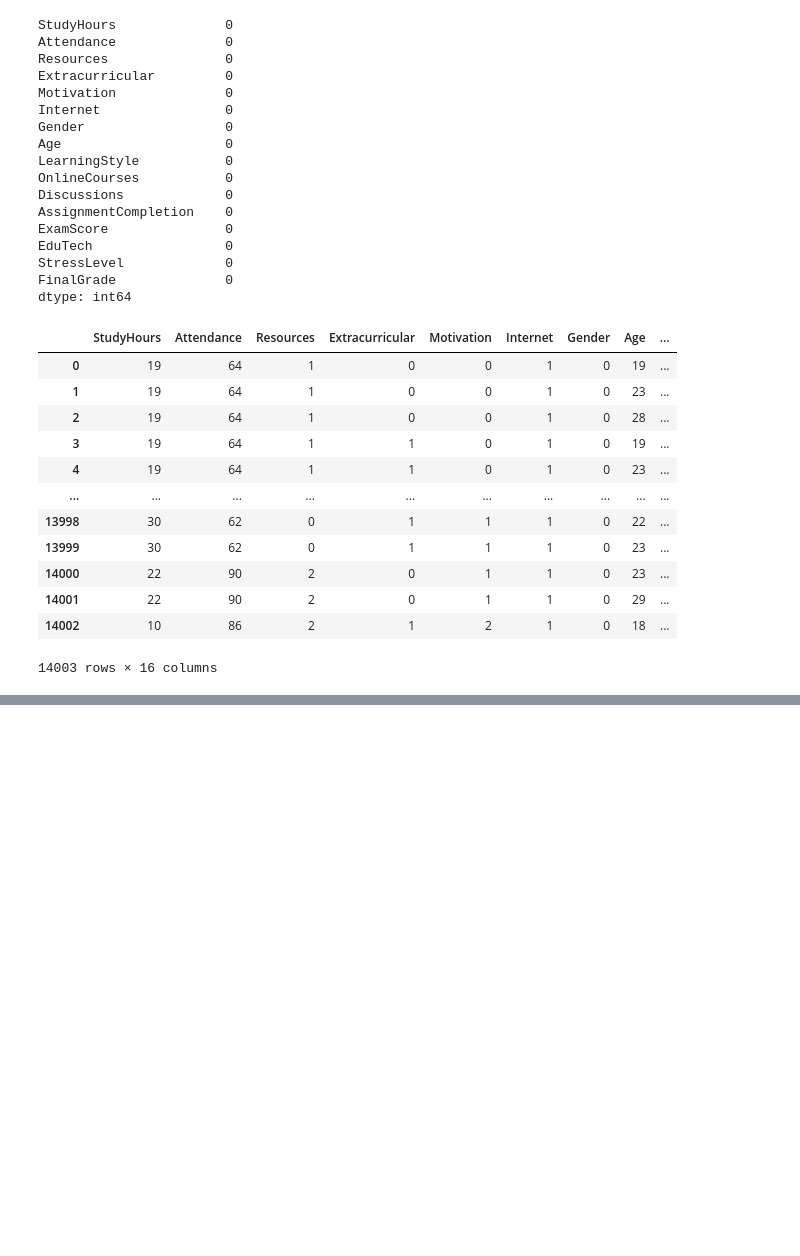
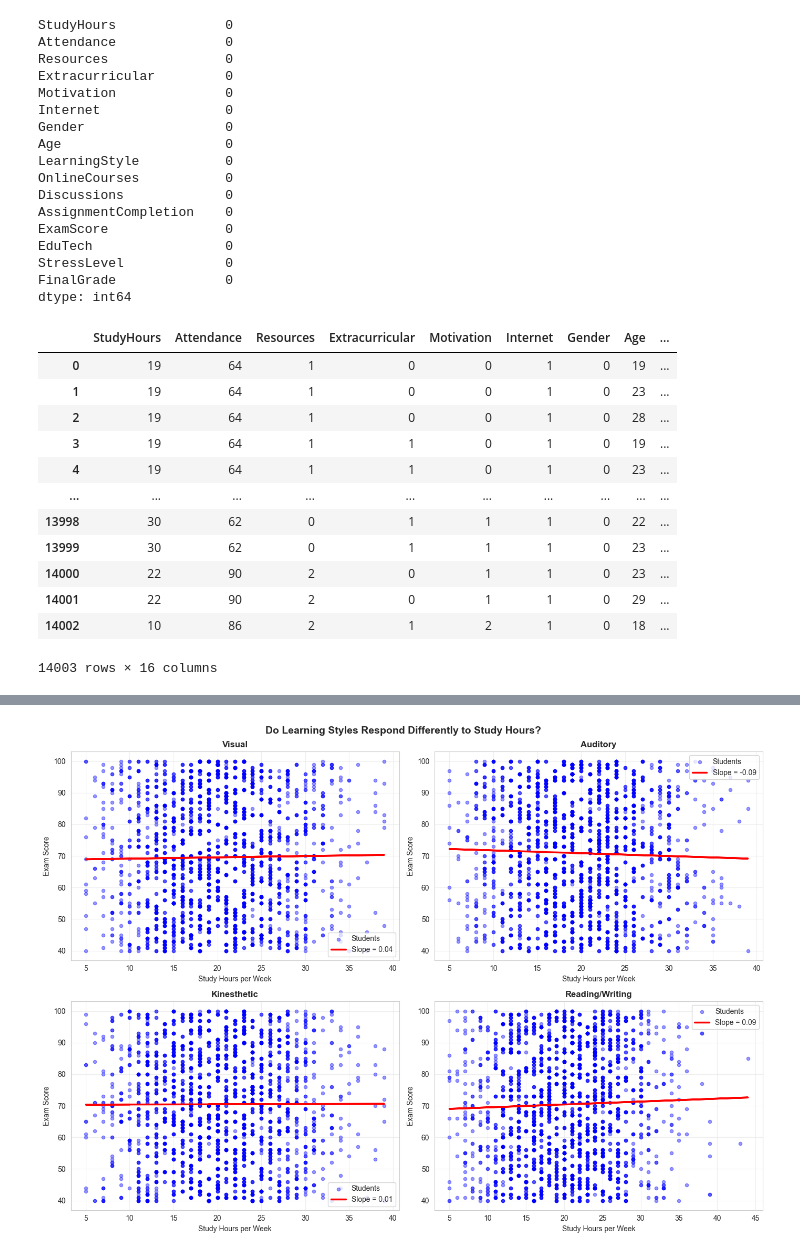
Before and after one commit to ShreeyaTadisina/shreeyatadisina.github.io, a Jupyter notebook: ITCS3162/project3/Student_learning.ipynb, the cells around one changed output, grey strips where cells are left out. Saved outputs shown, nothing was run; the diff lists cells and outputs as text; code cells hidden in the pictures; blank space fills up the shorter version.

```diff
--- a/ITCS3162/project3/Student_learning.ipynb
+++ b/ITCS3162/project3/Student_learning.ipynb
@@ -78,3 +78,18 @@ student_performance_df
 | 14001 | 22 | 90 | 2 | 0 | 1 | 1 | 0 | 29 | ... |
 | 14002 | 10 | 86 | 2 | 1 | 2 | 1 | 0 | 18 | ... |
 14003 rows × 16 columns
+# %%
+# Create readable labels for learning styles
+learning_style_names = {
+    0: 'Visual',
+    1: 'Auditory',
+    2: 'Kinesthetic',
+    3: 'Reading/Writing'
+}
+
+student_performance_df['LearningStyleName'] = student_performance_df['LearningStyle'].map(learning_style_names)
+
+print("\nLearning Style Distribution:")
+print(student_performance_df['LearningStyleName'].value_counts())
+print(f"\nExamScore range: {student_performance_df['ExamScore'].min()} to {student_performance_df['ExamScore'].max()}")
+print(f"StudyHours range: {student_performance_df['StudyHours'].min()} to {student_performance_df['StudyHours'].max()}")
@@ -80,0 +107,75 @@ student_performance_df
+# %%
+# QUESTION 1: Do different learning styles show different slopes?
+
+
+fig, axes = plt.subplots(2, 2, figsize=(14, 10))
+fig.suptitle('Do Learning Styles Respond Differently to Study Hours?', fontsize=14, fontweight='bold')
+
+
+axes = axes.flatten()
+
+
+slope_results = {}
+rmse_results = {}
+
+# Look at each learning style one by one
+for i, (style_number, style_name) in enumerate(learning_style_names.items()):
+
+    print(f"\n--- Analyzing {style_name} Learners ---")
+
+    # Get only the students with this learning style
+    students_this_style = student_performance_df[student_performance_df['LearningStyle'] == style_number]
+
+    # Get the X (study hours) and y (exam scores)
+    X = students_this_style[['StudyHours']].values
+    y = students_this_style['ExamScore'].values
+
+    print(f"Number of students: {len(students_this_style)}")
+
+    # Create a linear regression model
+    model = LinearRegression()
+
+    # Train the model (find the best line)
+    model.fit(X, y)
+
+    # Get predictions
+    y_predicted = model.predict(X)
+
+    #  Get the slope and intercept
+    slope = model.coef_[0]
+    intercept = model.intercept_
+
+    #  Calculate how good the model is (R-squared)
+    r_squared = r2_score(y, y_predicted)
+    rmse = np.sqrt(mean_squared_error(y, y_predicted))
+
+    # Save results
+    slope_results[style_name] = slope
+    rmse_results[style_name] = rmse
+
+
+    print(f"Equation: Score = {intercept:.1f} + {slope:.2f} × Hours")
+    print(f"R² = {r_squared:.3f}")
+    print(f"Meaning: Each extra hour → {slope:.2f} point increase")
+
+    # STEP 8: Draw the graph
+    ax = axes[i]
+
+    # Plot the actual data points
+    ax.scatter(X, y, alpha=0.4, s=20, color='blue', label='Students')
+
+    # Plot the regression line
+    ax.plot(X, y_predicted, color='red', linewidth=2.5, label=f'Slope = {slope:.2f}')
+
+    # Labels and title
+    ax.set_xlabel('Study Hours per Week', fontsize=10)
+    ax.set_ylabel('Exam Score', fontsize=10)
+    ax.set_title(f'{style_name}', fontsize=12, fontweight='bold')
+    ax.legend()
+    ax.grid(True, alpha=0.3)
+
+# Show the graph
+plt.tight_layout()
+plt.savefig('slopes_by_learning_style.png', dpi=150)
+plt.show()
+# %% [output]
@@ -80,0 +199 @@ student_performance_df
+[figure, added]
```
Also changed, not shown: parts of 8 cells of this notebook.
